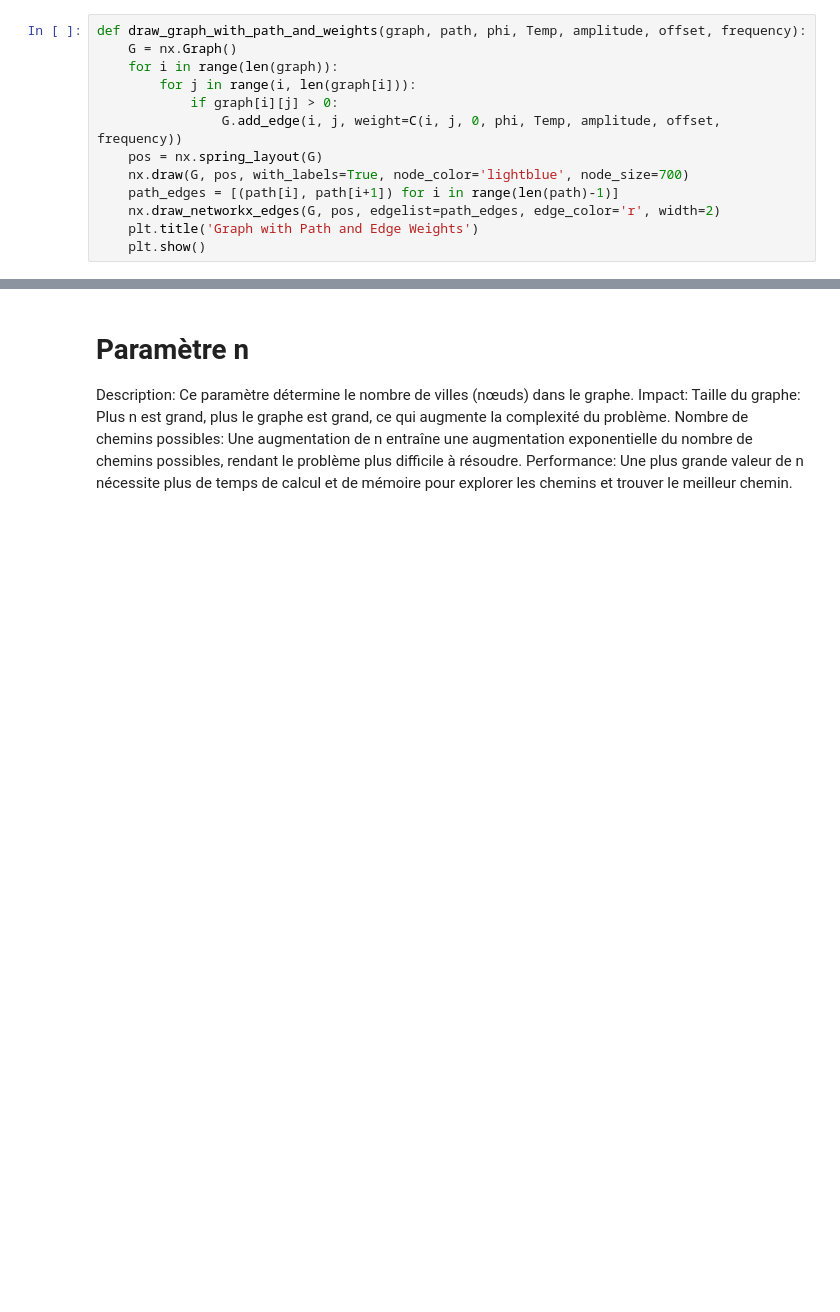
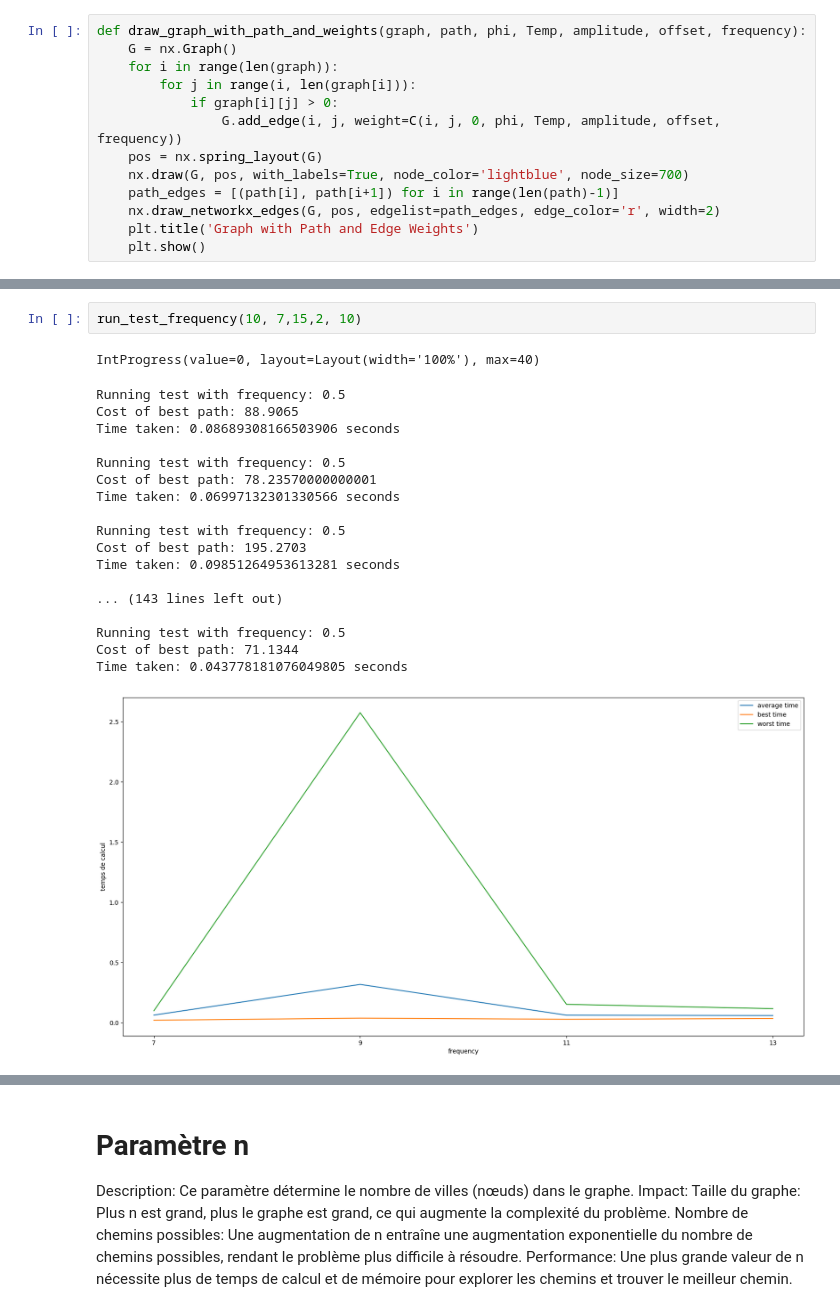
Before and after one commit to eraflo/AlgoAvancee, a Jupyter notebook: algo_fourmis.ipynb, the cells around one changed output, grey strips where cells are left out. Saved outputs shown, nothing was run; the diff lists cells and outputs as text; blank space fills up the shorter version.

```diff
--- a/algo_fourmis.ipynb
+++ b/algo_fourmis.ipynb
@@ -318,0 +488,22 @@ Edge from 9 to 9 with weight inf
+# %%
+run_test_frequency(10, 7,15,2, 10)
+# %% [output]
+IntProgress(value=0, layout=Layout(width='100%'), max=40)
+Running test with frequency: 0.5
+Cost of best path: 88.9065
+Time taken: 0.08689308166503906 seconds
+
+Running test with frequency: 0.5
+Cost of best path: 78.23570000000001
+Time taken: 0.06997132301330566 seconds
+
+Running test with frequency: 0.5
+Cost of best path: 195.2703
+Time taken: 0.09851264953613281 seconds
+
+... (143 lines left out)
+
+Running test with frequency: 0.5
+Cost of best path: 71.1344
+Time taken: 0.043778181076049805 seconds
+[figure, added]
```
Also changed, not shown: parts of 45 cells of this notebook.
